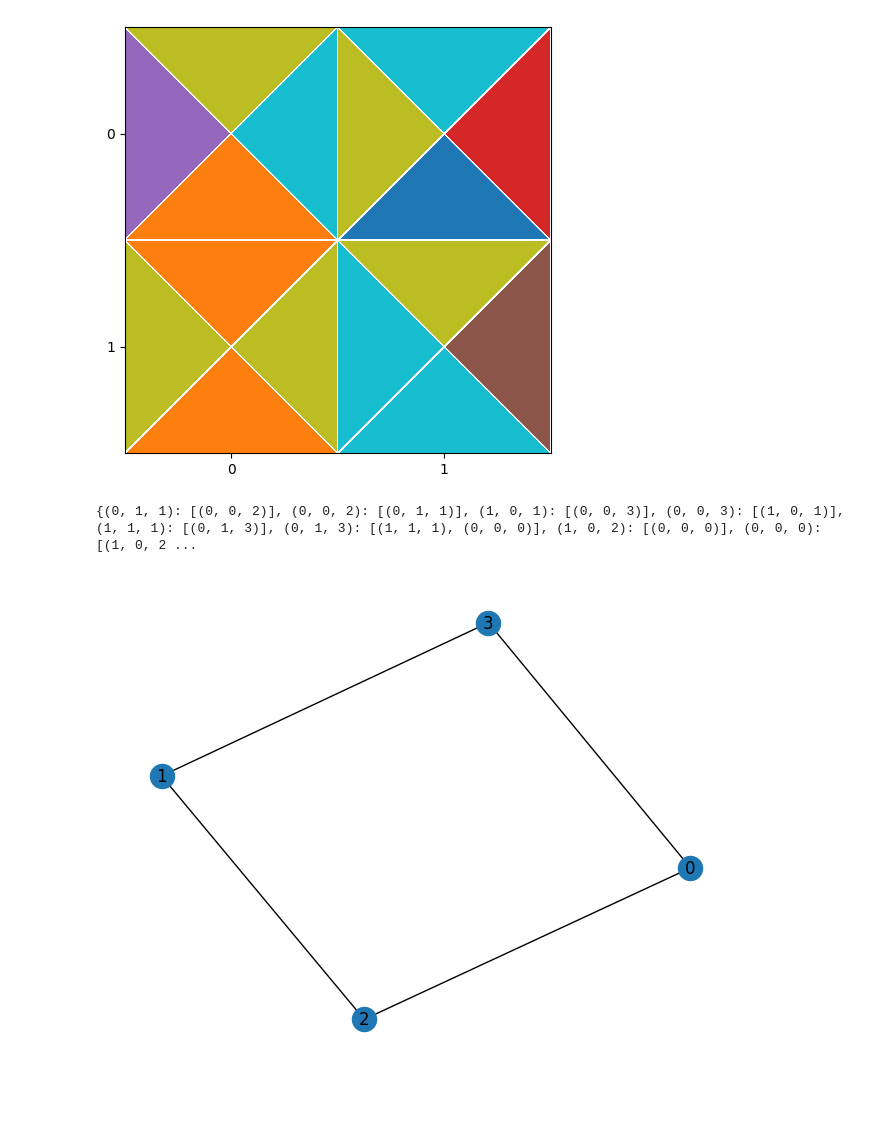
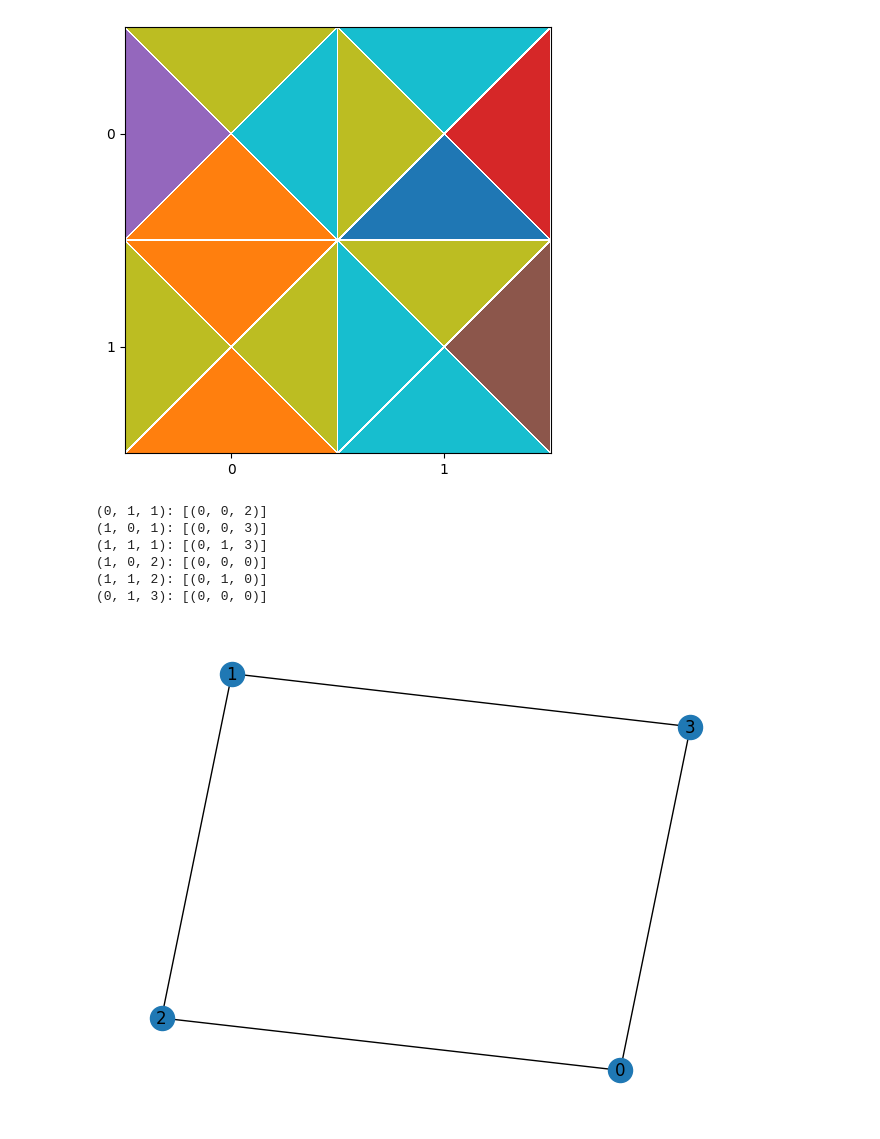
Before and after one commit to Waterboy1602/Masterproef-Code, a Jupyter notebook: TetraVex_Solver.ipynb, the cells around one changed output. Saved outputs shown, nothing was run; the diff lists cells and outputs as text; code cells hidden in the pictures; blank space fills up the shorter version.

```diff
--- a/TetraVex_Solver.ipynb
+++ b/TetraVex_Solver.ipynb
@@ -103,38 +103,45 @@ for piece1, colors1 in pieces.items():
                     continue
                 # graph.setdefault(piece1, []).append(piece2)
 
                 if row > 0:
                     node2 = (row-1, col, piece2)
                     if colors1[0] != colors2[2]:
                         continue
                     graph.setdefault(node1, []).append(node2)
-                    graph.setdefault(node2, []).append(node1)
+                    # graph.setdefault(node2, []).append(node1)
 
 
                 if col > 0:
                     node2 = (row, col-1, piece2)
                     if colors1[3] != colors2[1]:
                         continue
                     graph.setdefault(node1, []).append(node2)
-                    graph.setdefault(node2, []).append(node1)
+                    # graph.setdefault(node2, []).append(node1)
 
 
                     # or value1[2] == value2[0] \
                     # or value1[3] == value2[1] or value1[0] == value2[2]:
 
             # print(str(key1) + " " + str(key2) + " " + str(value1[1]) + " " + str(value2[3]))
             # print(str(key1) + " " + str(key2) + " " + str(value1[2]) + " " + str(value2[0]))
-print(graph)
+
+for node, edges in graph.items():
+    print(str(node) + ": " + str(edges))
 G = nx.Graph()
 G.add_nodes_from(pieces.keys())
 for node, edges in graph.items():
     for edge in edges:
         G.add_edge(node[2], edge[2])
 nx.draw(G, with_labels = True)
 plt.show()
 # %% [output]
-{(0, 1, 1): [(0, 0, 2)], (0, 0, 2): [(0, 1, 1)], (1, 0, 1): [(0, 0, 3)], (0, 0, 3): [(1, 0, 1)], (1, 1, 1): [(0, 1, 3)], (0, 1, 3): [(1, 1, 1), (0, 0, 0)], (1, 0, 2): [(0, 0, 0)], (0, 0, 0): [(1, 0, 2 ...
+(0, 1, 1): [(0, 0, 2)]
+(1, 0, 1): [(0, 0, 3)]
+(1, 1, 1): [(0, 1, 3)]
+(1, 0, 2): [(0, 0, 0)]
+(1, 1, 2): [(0, 1, 0)]
+(0, 1, 3): [(0, 0, 0)]
-[figure, old version]
+[figure, new version]
 # %%
 def is_clique(graph, nodes):
   for node in nodes:
```
Also changed, not shown: parts of 2 cells of this notebook, 1 other file.
